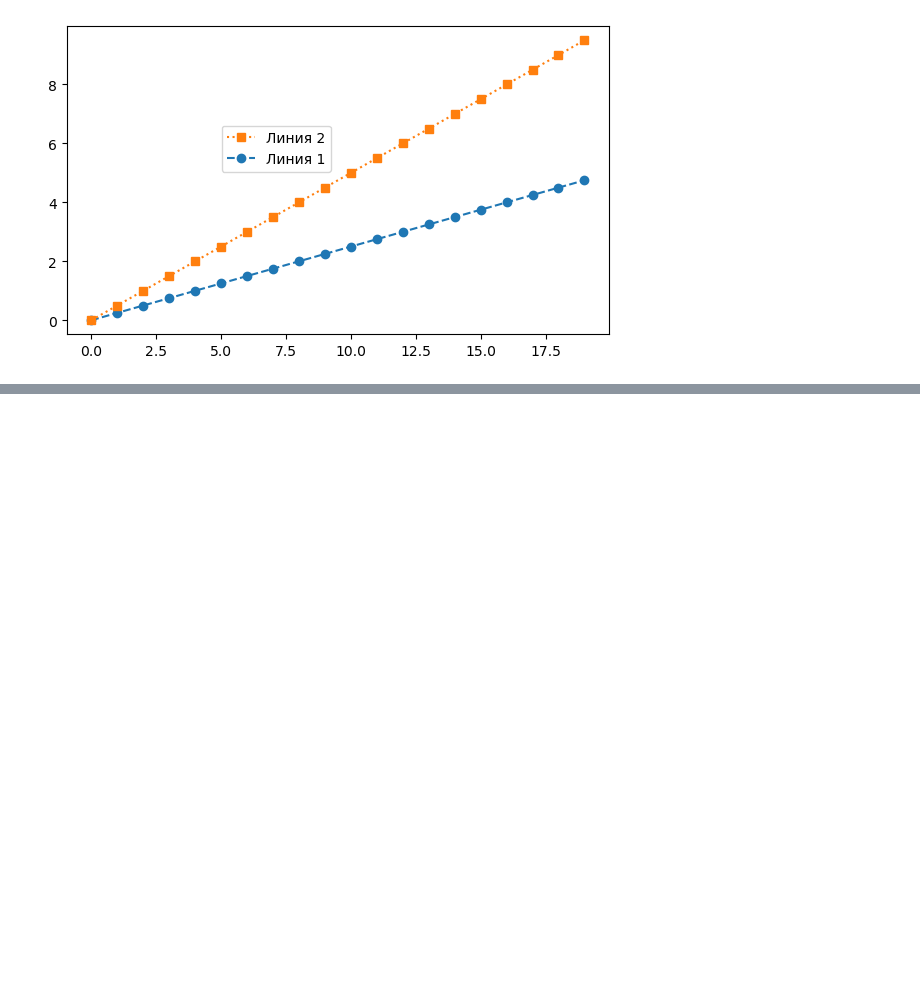
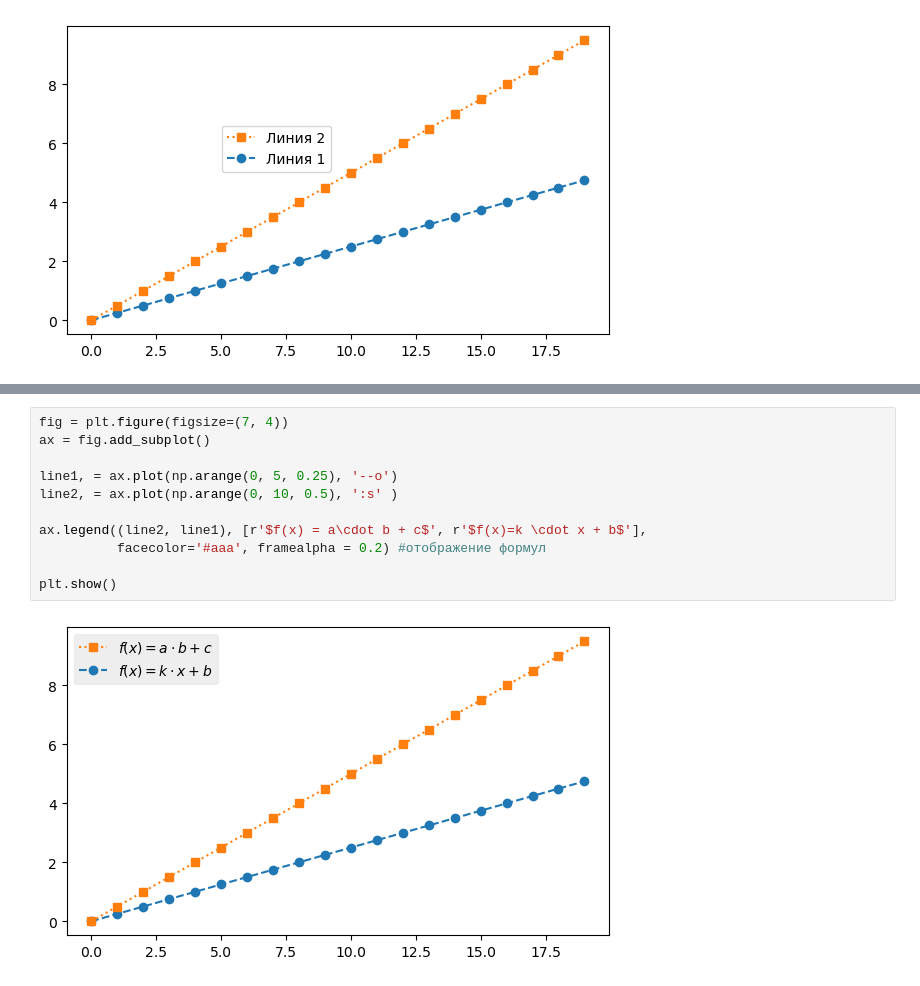
Before and after one commit to AleksandrFrom/DS, a Jupyter notebook: Matplotlib/08.ipynb, the cells around one changed output, grey strips where cells are left out. Drawn from its saved outputs; the diff is of its cells as text; blank space fills up the shorter version.

```diff
--- a/Matplotlib/08.ipynb
+++ b/Matplotlib/08.ipynb
@@ -65,0 +78,13 @@ plt.show()
+# %%
+fig = plt.figure(figsize=(7, 4))
+ax = fig.add_subplot()
+
+line1, = ax.plot(np.arange(0, 5, 0.25), '--o')
+line2, = ax.plot(np.arange(0, 10, 0.5), ':s' )
+
+ax.legend((line2, line1), [r'$f(x) = a\cdot b + c$', r'$f(x)=k \cdot x + b$'],
+          facecolor='#aaa', framealpha = 0.2) #отображение формул
+
+plt.show()
+# %% [output]
+[figure, added]
```
Also changed, not shown: parts of 6 cells of this notebook, 3 other files.
